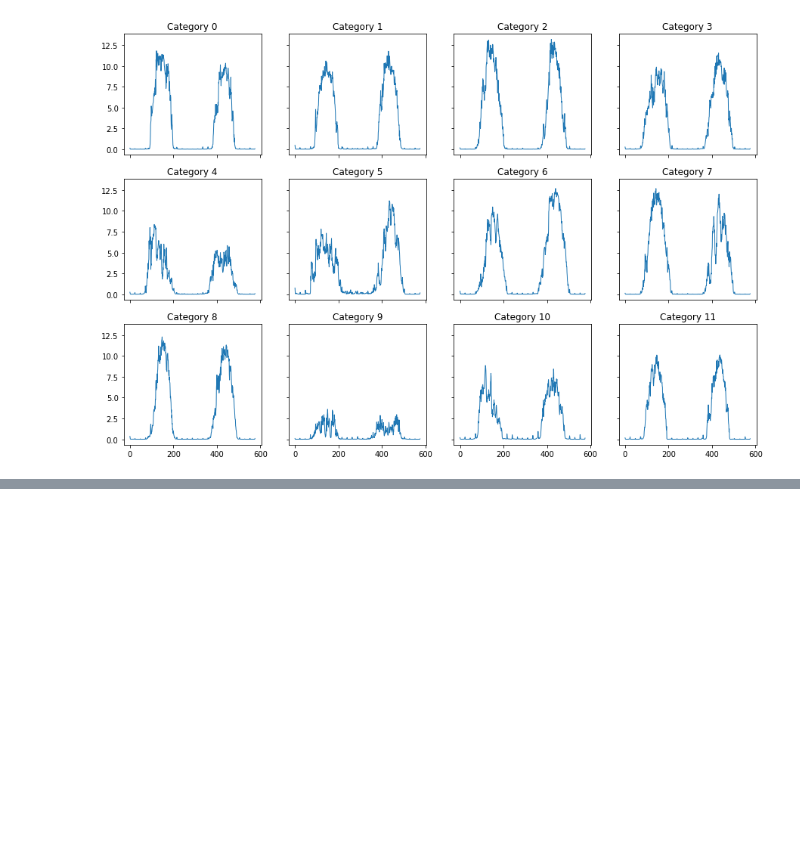
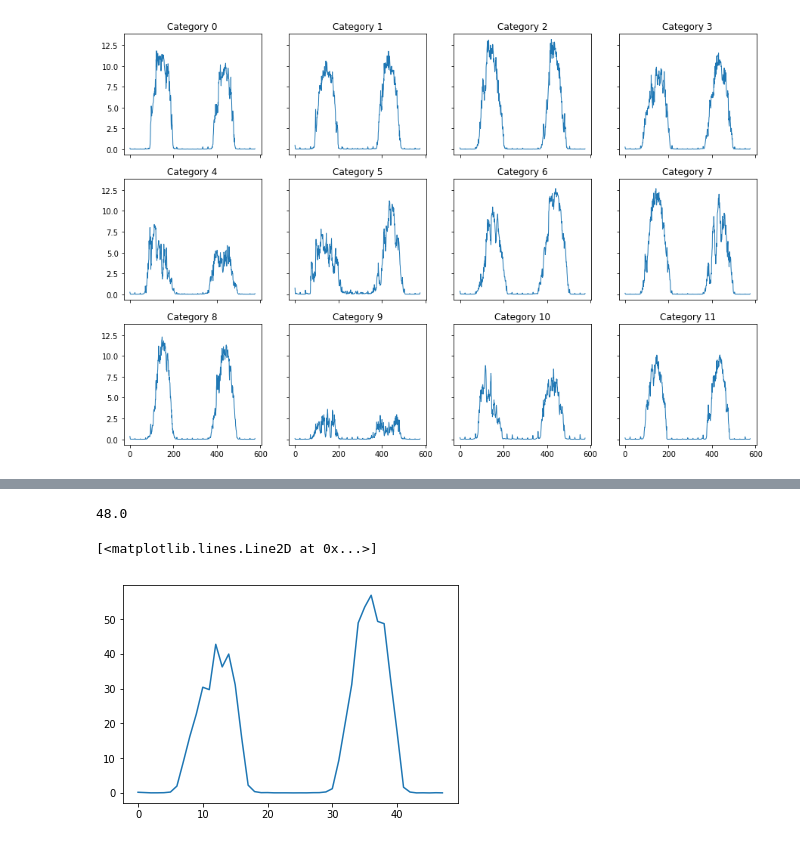
Before and after one commit to lukejuusola/VER_GenerativeModelling_RLAllocation, a Jupyter notebook: gan_with_labels.ipynb, the cells around one changed output, grey strips where cells are left out. Cells and saved outputs as stored; diff of their text form; code cells hidden in the pictures; blank space fills up the shorter version.

```diff
--- a/gan_with_labels.ipynb
+++ b/gan_with_labels.ipynb
@@ -643,0 +719,11 @@ array([[1, 2],
+# %%
+def _data_generator(X):
+    while True:
+        # Select a random example from dataset
+        idx = np.random.randint(0, X.shape[0])
+        sample = X[idx, :]
+        for value in sample:
+            yield value
+
+a = np.array([[4,2,1], [5,6,2]])
+gen = _data_generator(a)
@@ -643,0 +750,4 @@ array([[1, 2],
+# %%
+576 / 12
+# %% [output]
+48.0
@@ -643,0 +803,10 @@ array([[1, 2],
+# %%
+gen_solar = solar_network(1)
+# %%
+x = []
+for i in range(48):
+    x.append(gen_solar.generate())
+plt.plot(x)
+# %% [output]
+[<matplotlib.lines.Line2D at 0x...>]
+[figure, added]
```
Also changed, not shown: parts of 10 cells of this notebook, 19 other files.
